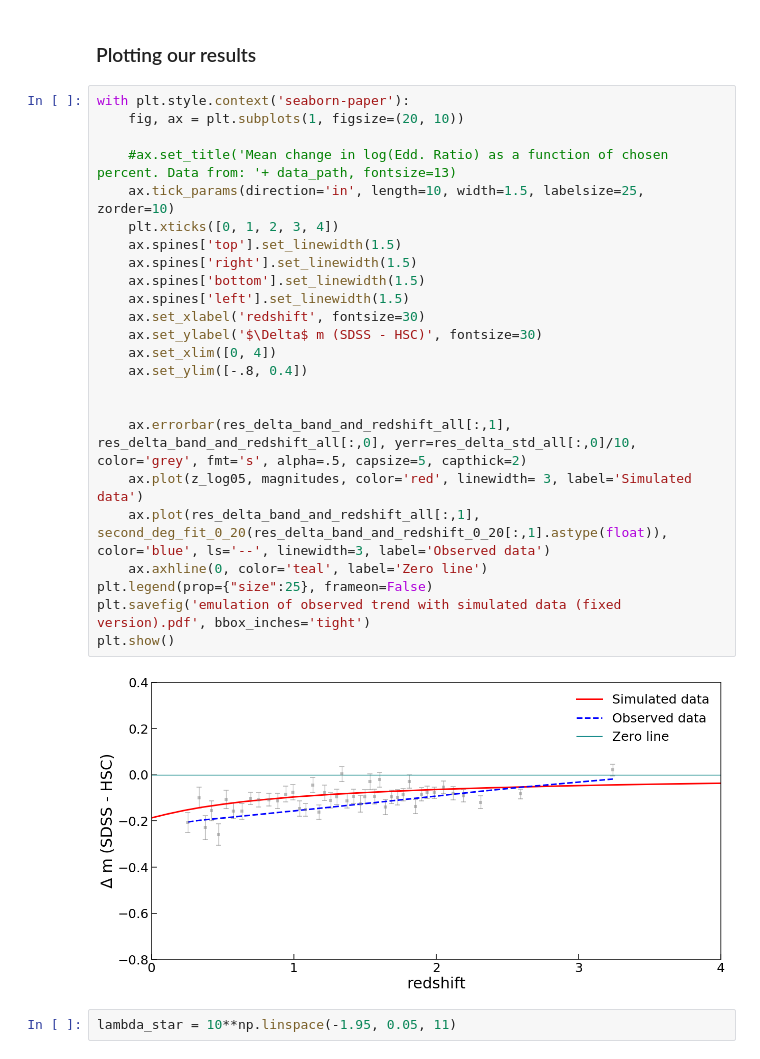
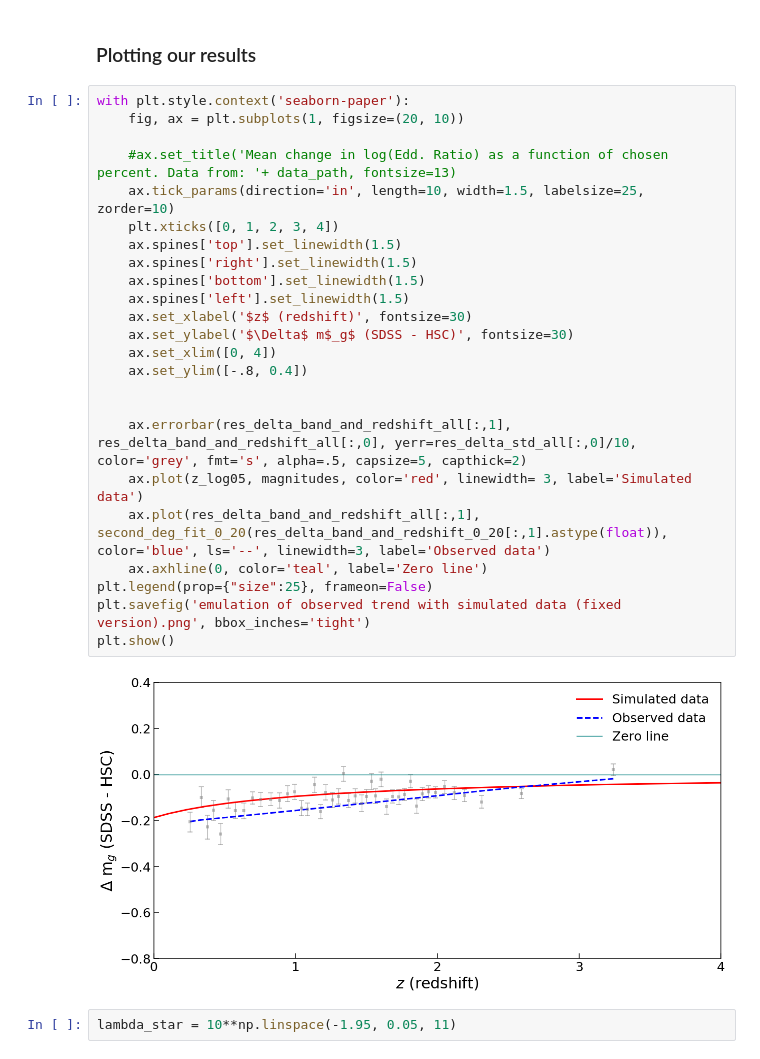
Before and after one commit to openhearted99/AGN_variability_project, a Jupyter notebook: Simulations/visualization/custom_run/Factory2.0.ipynb, the cells around one changed output. Saved outputs shown, nothing was run; the diff lists cells and outputs as text.

```diff
--- a/Simulations/visualization/custom_run/Factory2.0.ipynb
+++ b/Simulations/visualization/custom_run/Factory2.0.ipynb
@@ -648,29 +648,29 @@ magnitudes = means05*2.5
 # %%
 with plt.style.context('seaborn-paper'):
     fig, ax = plt.subplots(1, figsize=(20, 10))
 
     #ax.set_title('Mean change in log(Edd. Ratio) as a function of chosen percent. Data from: '+ data_path, fontsize=13)
     ax.tick_params(direction='in', length=10, width=1.5, labelsize=25, zorder=10)
     plt.xticks([0, 1, 2, 3, 4])
     ax.spines['top'].set_linewidth(1.5)
     ax.spines['right'].set_linewidth(1.5)
     ax.spines['bottom'].set_linewidth(1.5)
     ax.spines['left'].set_linewidth(1.5)
-    ax.set_xlabel('redshift', fontsize=30)
-    ax.set_ylabel('$\Delta$ m (SDSS - HSC)', fontsize=30)
+    ax.set_xlabel('$z$ (redshift)', fontsize=30)
+    ax.set_ylabel('$\Delta$ m$_g$ (SDSS - HSC)', fontsize=30)
     ax.set_xlim([0, 4])
     ax.set_ylim([-.8, 0.4])
 
 
     ax.errorbar(res_delta_band_and_redshift_all[:,1], res_delta_band_and_redshift_all[:,0], yerr=res_delta_std_all[:,0]/10, color='grey', fmt='s', alpha=.5, capsize=5, capthick=2)
     ax.plot(z_log05, magnitudes, color='red', linewidth= 3, label='Simulated data')
     ax.plot(res_delta_band_and_redshift_all[:,1], second_deg_fit_0_20(res_delta_band_and_redshift_0_20[:,1].astype(float)), color='blue', ls='--', linewidth=3, label='Observed data')
     ax.axhline(0, color='teal', label='Zero line')
 plt.legend(prop={"size":25}, frameon=False)
-plt.savefig('emulation of observed trend with simulated data (fixed version).pdf', bbox_inches='tight')
+plt.savefig('emulation of observed trend with simulated data (fixed version).png', bbox_inches='tight')
 plt.show()
 # %% [output]
-[figure, old version]
+[figure, new version]
 # %%
 lambda_star = 10**np.linspace(-1.95, 0.05, 11)
 # %%
```
Also changed, not shown: 3 other files.
